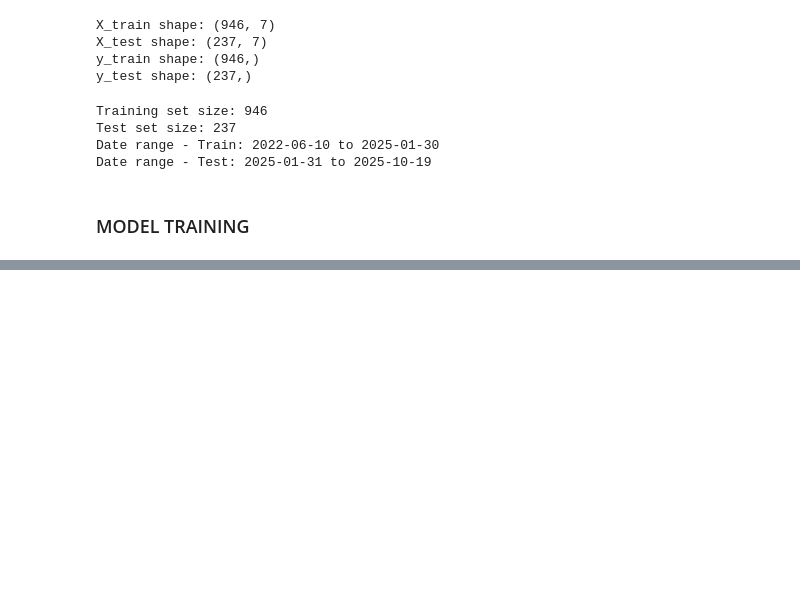
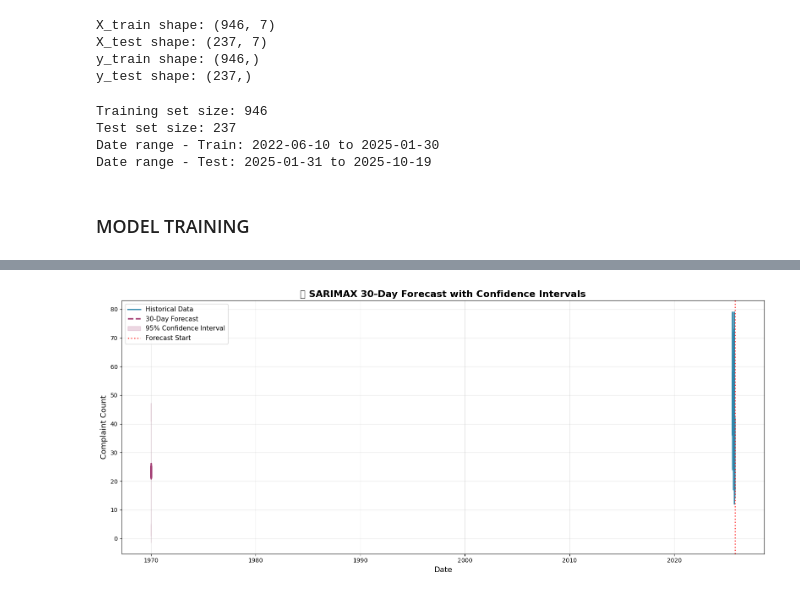
Before and after one commit to susantkumarsahoo/TimeSeriesForecasting_End_To_End, a Jupyter notebook: notebooks/10_training.ipynb, the cells around one changed output, grey strips where cells are left out. Drawn from its saved outputs; the diff is of its cells as text; code cells hidden in the pictures; blank space fills up the shorter version.

```diff
--- a/notebooks/10_training.ipynb
+++ b/notebooks/10_training.ipynb
@@ -144,0 +240,6 @@ y_pred_test = results.forecast(steps=len(y_test), exog=X_test)
+# %%
+# APPROACH 3: Use recent average (last 30 days)
+X_future_recent = pd.DataFrame(
+    np.tile(X.iloc[-30:].mean().values, (30, 1)),
+    columns=X.columns
+)
@@ -144,0 +317,76 @@ y_pred_test = results.forecast(steps=len(y_test), exog=X_test)
+# %%
+y.index = pd.to_datetime(y.index)
+# %%
+import pandas as pd
+import matplotlib.pyplot as plt
+
+# Get forecast and confidence intervals from your model
+n_steps = 30
+forecast_obj = results.get_forecast(steps=n_steps, exog=X_future)
+forecast_mean = forecast_obj.predicted_mean
+forecast_ci = forecast_obj.conf_int()
+
+# Ensure forecast index is datetime
+forecast_dates = pd.to_datetime(forecast_mean.index)
+
+# ✅ Build clean DataFrame
+forecast_df = pd.DataFrame({
+    'Date': forecast_dates,
+    'Forecasted_Complaints': forecast_mean.values,
+    'Lower_CI_95%': forecast_ci.iloc[:, 0].values,
+    'Upper_CI_95%': forecast_ci.iloc[:, 1].values
+})
+
+# ✅ Convert types safely
+forecast_df = forecast_df.astype({
+    'Forecasted_Complaints': 'float',
+    'Lower_CI_95%': 'float',
+    'Upper_CI_95%': 'float'
+})
+
+# ✅ Plot
+plt.figure(figsize=(16, 7))
+
+# Plot recent historical data
+historical_window = min(90, len(y))
+plt.plot(
+    pd.to_datetime(y.index[-historical_window:]),
+    y.iloc[-historical_window:].values,
+    label='Historical Data',
+    color='#2E86AB',
+    linewidth=2
+)
+
+# Plot forecast
+plt.plot(
+    forecast_df['Date'],
+    forecast_df['Forecasted_Complaints'],
+    label='30-Day Forecast',
+    color='#A23B72',
+    linewidth=2.5,
+    linestyle='--'
+)
+
+# Plot confidence interval
+plt.fill_between(
+    forecast_df['Date'],
+    forecast_df['Lower_CI_95%'],
+    forecast_df['Upper_CI_95%'],
+    color='#A23B72',
+    alpha=0.2,
+    label='95% Confidence Interval'
+)
+
+# Mark forecast start
+plt.axvline(x=pd.to_datetime(y.index[-1]), color='red', linestyle=':', linewidth=2, alpha=0.7, label='Forecast Start')
+
+# Formatting
+plt.title('🔮 SARIMAX 30-Day Forecast with Confidence Intervals', fontsize=16, fontweight='bold')
+plt.xlabel('Date', fontsize=13)
+plt.ylabel('Complaint Count', fontsize=13)
+plt.legend(fontsize=11, loc='best')
+plt.grid(True, alpha=0.3)
+plt.tight_layout()
+plt.show()
+# %% [output]
+[figure, added]
```
Also changed, not shown: parts of 21 cells of this notebook, 3 other files.
